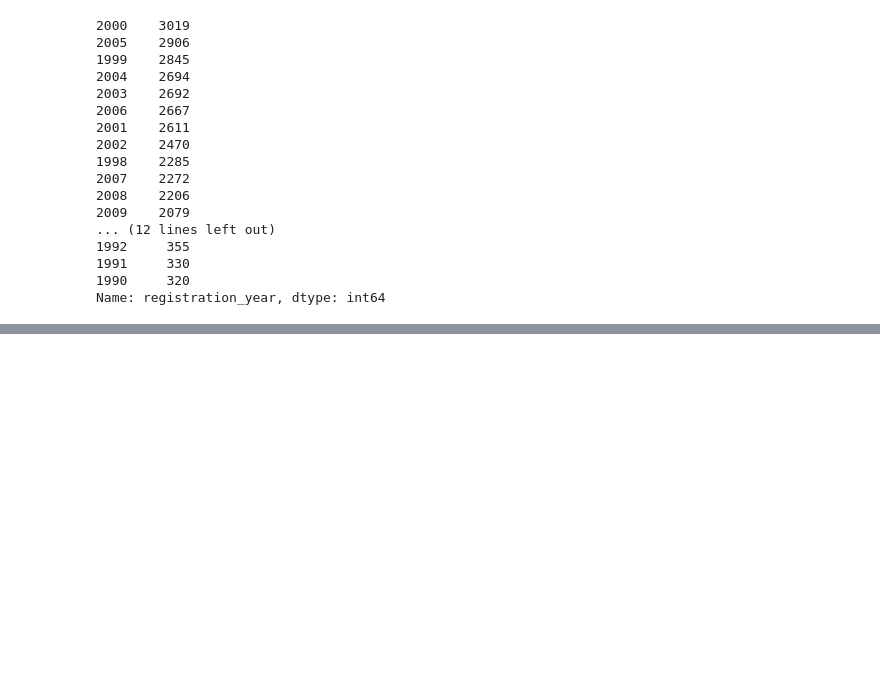
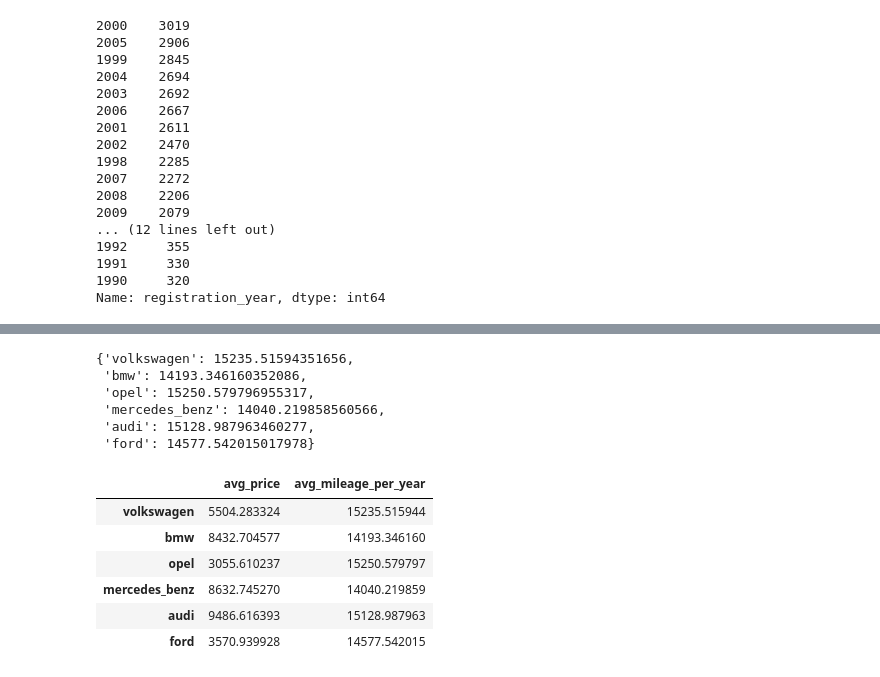
Before and after one commit to kalo-biralo/used_car_sales, a Jupyter notebook: Untitled.ipynb, the cells around one changed output, grey strips where cells are left out. Saved outputs shown, nothing was run; the diff lists cells and outputs as text; code cells hidden in the pictures; blank space fills up the shorter version.

Commit message:
analyze top 6 car brands

```diff
--- a/Untitled.ipynb
+++ b/Untitled.ipynb
@@ -546,0 +636,14 @@ Name: registration_year, dtype: int64
+# %%
+mileage_top_6 = {}
+for brand in brands_more_than_5.index:
+    mileage = (autos.loc[autos["brand"] == brand, "odometer_km"]/autos.loc[autos["brand"] == brand, "age"]).mean()
+    mileage_top_6[brand] = mileage
+# %%
+mileage_top_6
+# %% [output]
+{'volkswagen': 15235.51594351656,
+ 'bmw': 14193.346160352086,
+ 'opel': 15250.579796955317,
+ 'mercedes_benz': 14040.219858560566,
+ 'audi': 15128.987963460277,
+ 'ford': 14577.542015017978}
@@ -546,0 +659,10 @@ Name: registration_year, dtype: int64
+# %%
+price_mileage_6
+# %% [output]
+|  | avg_price | avg_mileage_per_year |
+| volkswagen | 5504.283324 | 15235.515944 |
+| bmw | 8432.704577 | 14193.346160 |
+| opel | 3055.610237 | 15250.579797 |
+| mercedes_benz | 8632.745270 | 14040.219859 |
+| audi | 9486.616393 | 15128.987963 |
+| ford | 3570.939928 | 14577.542015 |
```
Also changed, not shown: parts of 16 cells of this notebook.
